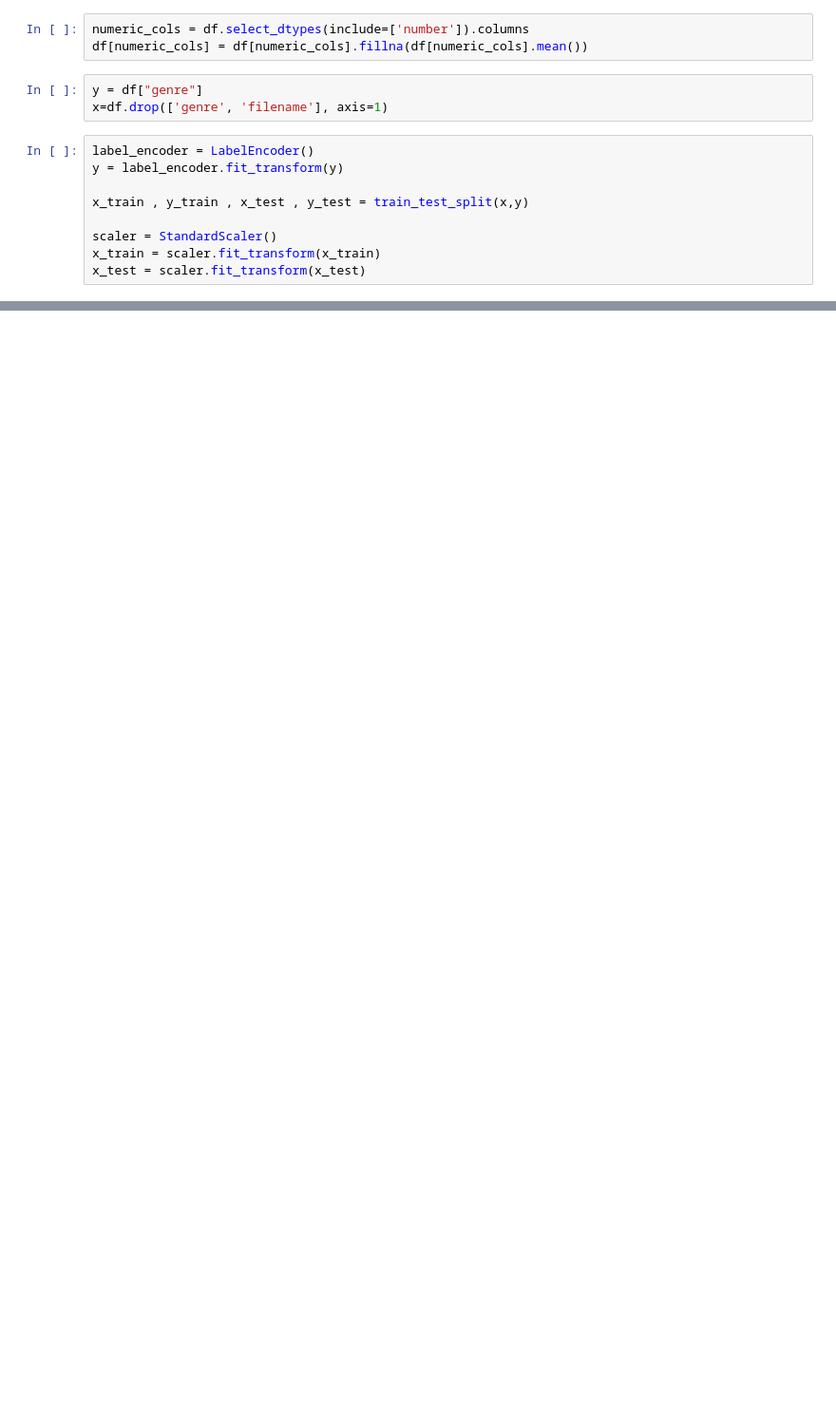
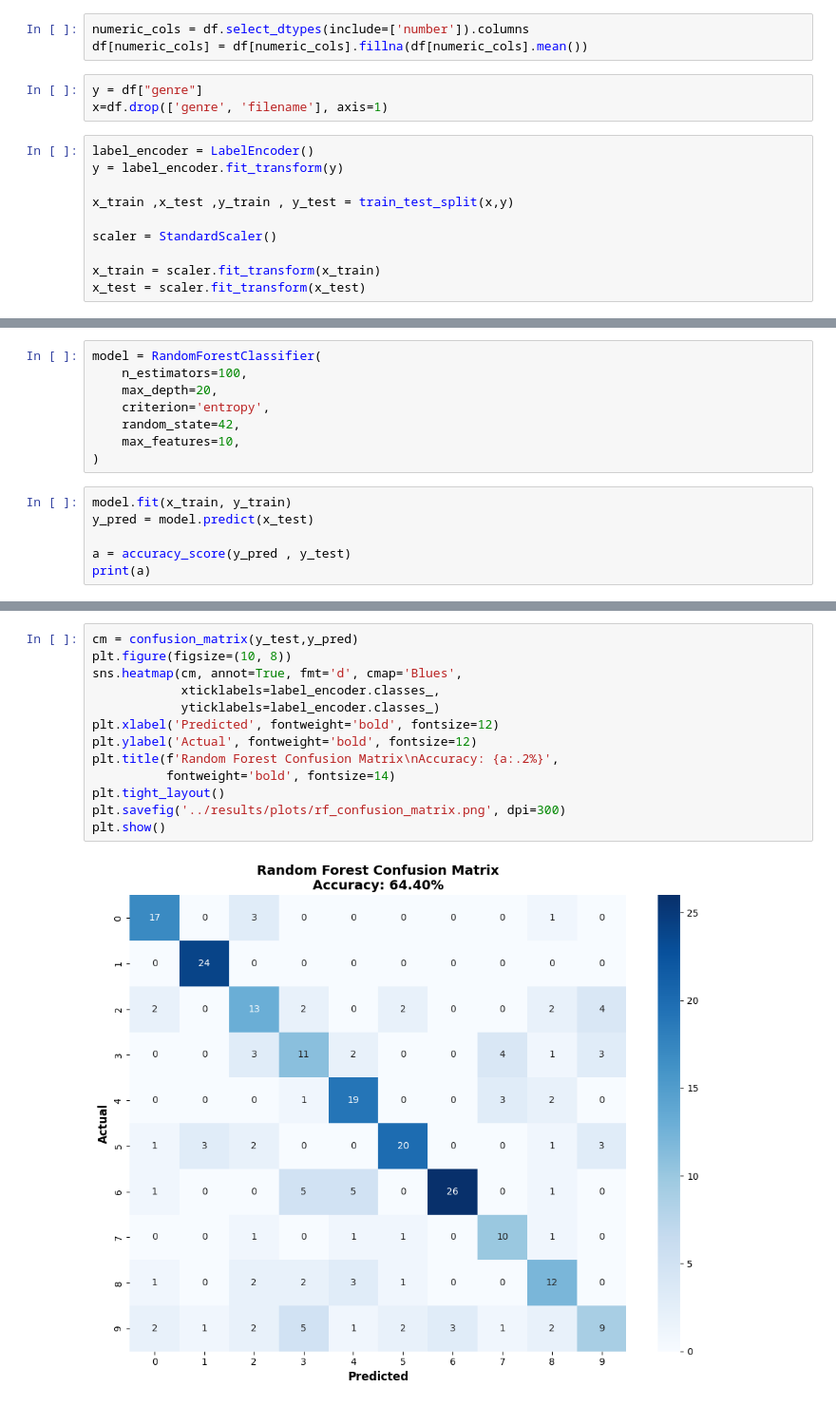
Before and after one commit to plan28-06/Music_Genre_Classification, a Jupyter notebook: notebooks/data_exploration.ipynb, the cells around one changed output, grey strips where cells are left out. Shown at 95% size. Cells and saved outputs as stored; diff of their text form; blank space fills up the shorter version.

Commit message:
trained random forest and xgboost models

```diff
--- a/notebooks/data_exploration.ipynb
+++ b/notebooks/data_exploration.ipynb
@@ -309,8 +211,9 @@ x=df.drop(['genre', 'filename'], axis=1)
 label_encoder = LabelEncoder()
 y = label_encoder.fit_transform(y)
 
-x_train , y_train , x_test , y_test = train_test_split(x,y)
+x_train ,x_test ,y_train , y_test = train_test_split(x,y)
 
 scaler = StandardScaler()
+
 x_train = scaler.fit_transform(x_train)
 x_test = scaler.fit_transform(x_test)
@@ -327,0 +220,14 @@ x_test = scaler.fit_transform(x_test)
+# %%
+model = RandomForestClassifier(
+    n_estimators=100,
+    max_depth=20,
+    criterion='entropy',
+    random_state=42,
+    max_features=10,
+)
+# %%
+model.fit(x_train, y_train)
+y_pred = model.predict(x_test)
+
+a = accuracy_score(y_pred , y_test)
+print(a)
@@ -327,0 +236,15 @@ x_test = scaler.fit_transform(x_test)
+# %%
+cm = confusion_matrix(y_test,y_pred)
+plt.figure(figsize=(10, 8))
+sns.heatmap(cm, annot=True, fmt='d', cmap='Blues',
+            xticklabels=label_encoder.classes_,
+            yticklabels=label_encoder.classes_)
+plt.xlabel('Predicted', fontweight='bold', fontsize=12)
+plt.ylabel('Actual', fontweight='bold', fontsize=12)
+plt.title(f'Random Forest Confusion Matrix\nAccuracy: {a:.2%}',
+          fontweight='bold', fontsize=14)
+plt.tight_layout()
+plt.savefig('../results/plots/rf_confusion_matrix.png', dpi=300)
+plt.show()
+# %% [output]
+[figure, added]
```
Also changed, not shown: parts of 14 cells of this notebook, 1 other file.
